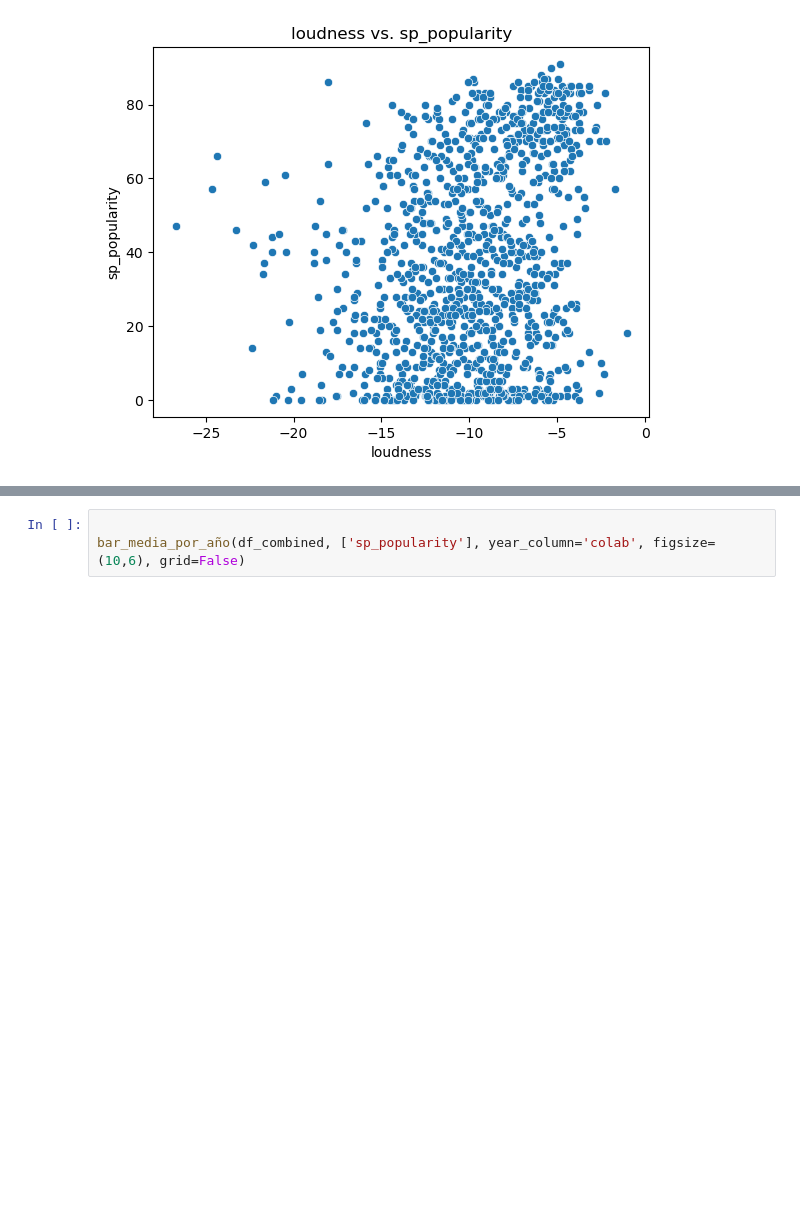
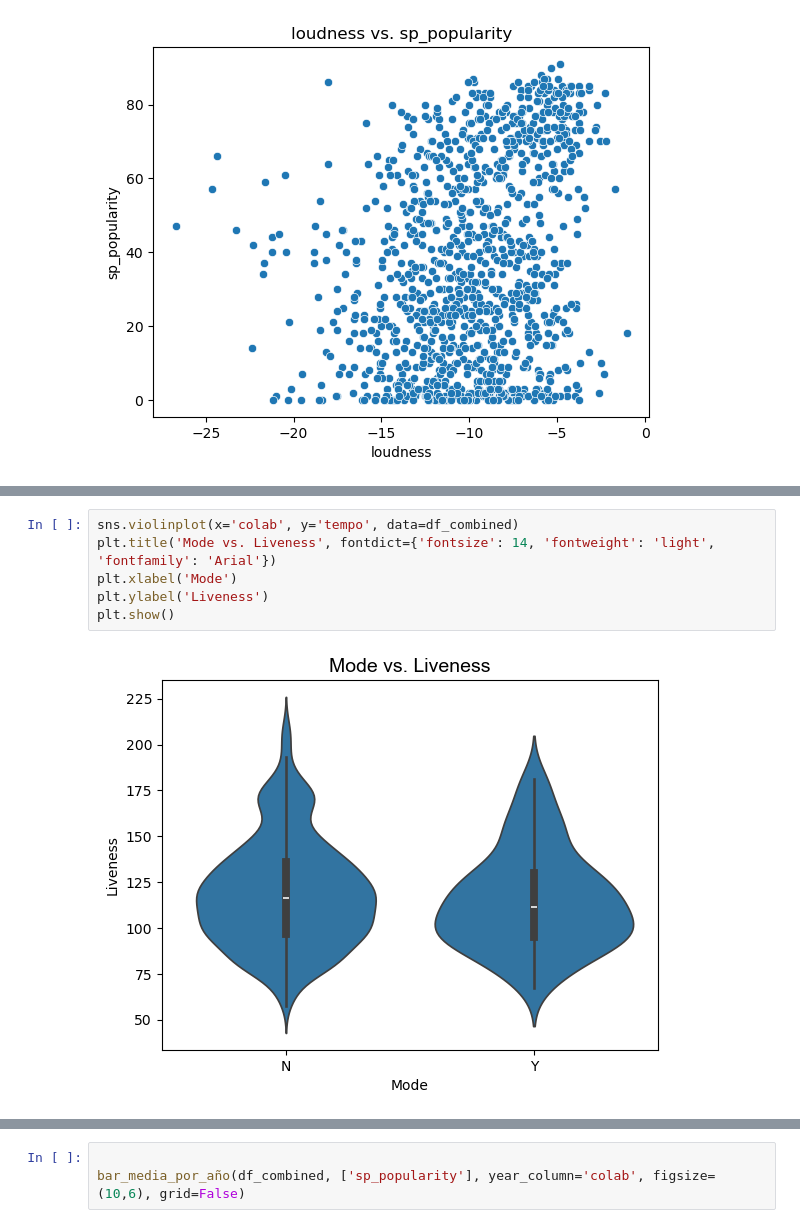
Before and after one commit to cristinaramirezdiaz/ironhack-w3-popatoms, a Jupyter notebook: eda.ipynb, the cells around one changed output, grey strips where cells are left out. Saved outputs shown, nothing was run; the diff lists cells and outputs as text; blank space fills up the shorter version.

```diff
--- a/eda.ipynb
+++ b/eda.ipynb
@@ -165,3 +128,11 @@ plt.show()
+# %%
+sns.violinplot(x='colab', y='tempo', data=df_combined)
+plt.title('Mode vs. Liveness', fontdict={'fontsize': 14, 'fontweight': 'light', 'fontfamily': 'Arial'})
+plt.xlabel('Mode')
+plt.ylabel('Liveness')
+plt.show()
+# %% [output]
+[figure, added]
 # %%
 
 sns.scatterplot(x='peak_date', y='duration', data=df_combined)
```
Also changed, not shown: parts of 21 cells of this notebook.
